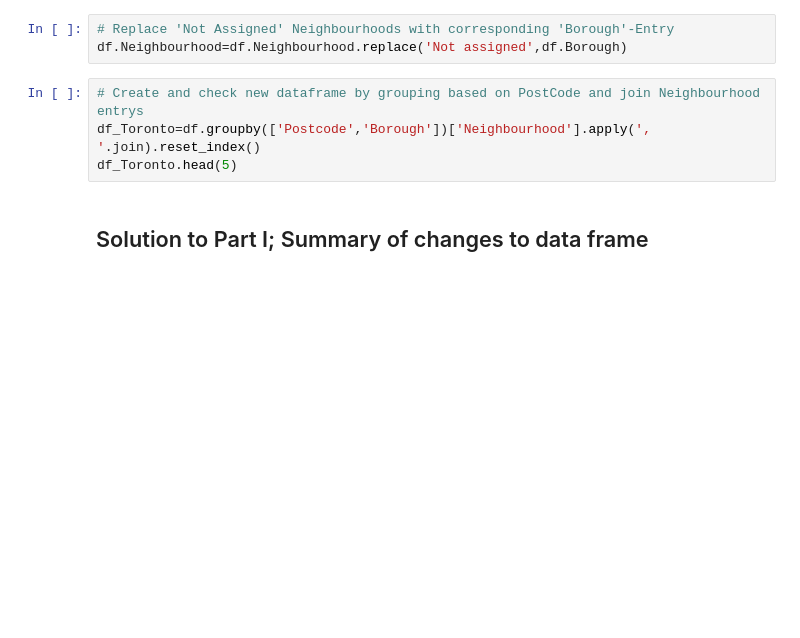
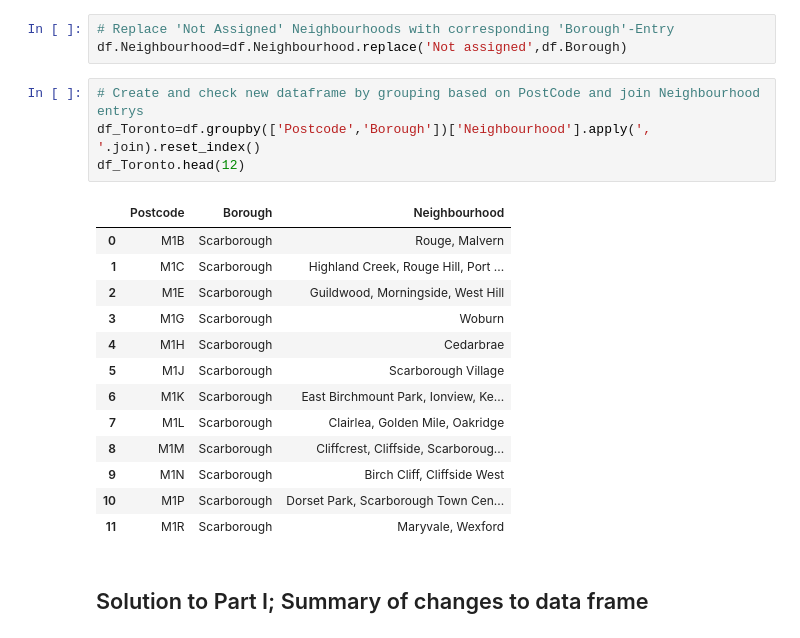
Before and after one commit to FKlapp/Coursera_Capstone, a Jupyter notebook: Assignment_Capstone_Week3.ipynb, the cells around one changed output. Saved outputs shown, nothing was run; the diff lists cells and outputs as text; blank space fills up the shorter version.

```diff
--- a/Assignment_Capstone_Week3.ipynb
+++ b/Assignment_Capstone_Week3.ipynb
@@ -58,7 +59,21 @@ df.Neighbourhood=df.Neighbourhood.replace('Not assigned',df.Borough)
 # %%
 # Create and check new dataframe by grouping based on PostCode and join Neighbourhood entrys
 df_Toronto=df.groupby(['Postcode','Borough'])['Neighbourhood'].apply(', '.join).reset_index()
-df_Toronto.head(5)
+df_Toronto.head(12)
+# %% [output]
+|  | Postcode | Borough | Neighbourhood |
+| 0 | M1B | Scarborough | Rouge, Malvern |
+| 1 | M1C | Scarborough | Highland Creek, Rouge Hill, Port ... |
+| 2 | M1E | Scarborough | Guildwood, Morningside, West Hill |
+| 3 | M1G | Scarborough | Woburn |
+| 4 | M1H | Scarborough | Cedarbrae |
+| 5 | M1J | Scarborough | Scarborough Village |
+| 6 | M1K | Scarborough | East Birchmount Park, Ionview, Ke... |
+| 7 | M1L | Scarborough | Clairlea, Golden Mile, Oakridge |
+| 8 | M1M | Scarborough | Cliffcrest, Cliffside, Scarboroug... |
+| 9 | M1N | Scarborough | Birch Cliff, Cliffside West |
+| 10 | M1P | Scarborough | Dorset Park, Scarborough Town Cen... |
+| 11 | M1R | Scarborough | Maryvale, Wexford |
 # %% [markdown]
 <h2> Solution to Part I; Summary of changes to data frame </h2>
 # %%
```
Also changed, not shown: parts of 12 cells of this notebook.
